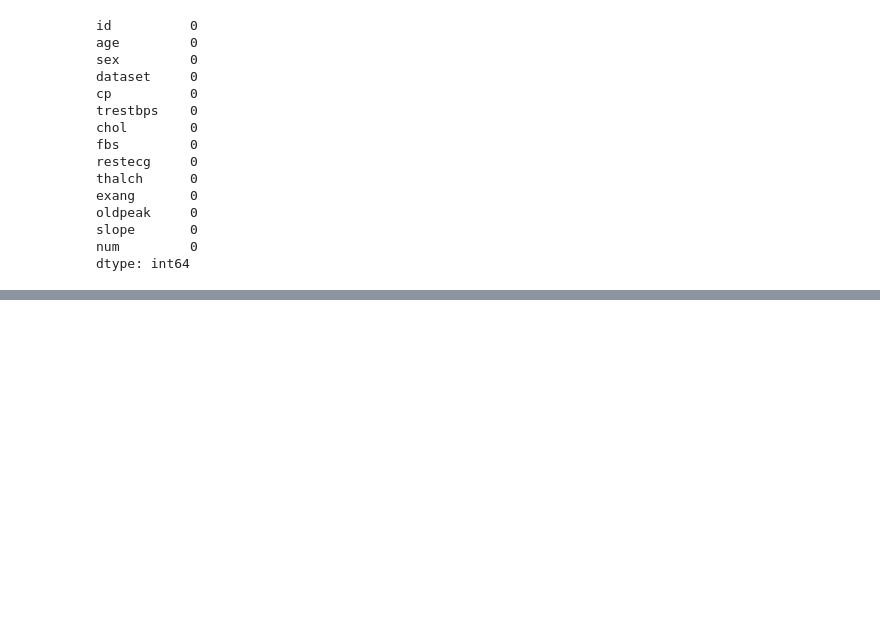
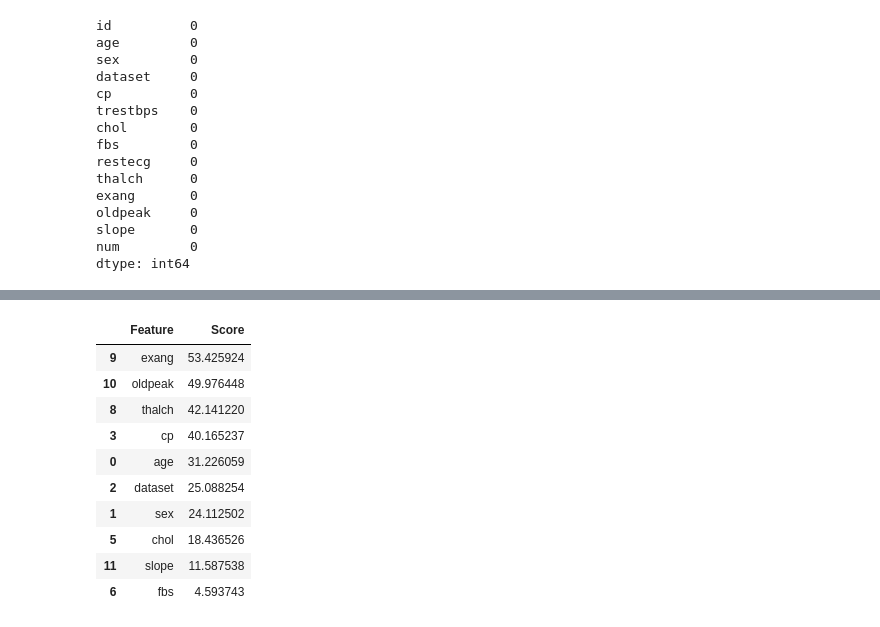
Before and after one commit to uia9020/Heart-Attack-Risk-Analysis, a Jupyter notebook: model_training.ipynb, the cells around one changed output, grey strips where cells are left out. Cells and saved outputs as stored; diff of their text form; code cells hidden in the pictures; blank space fills up the shorter version.

```diff
--- a/model_training.ipynb
+++ b/model_training.ipynb
@@ -170,0 +213,30 @@ dtype: int64
+# %%
+from sklearn.feature_selection import SelectKBest, f_classif
+
+# Apply SelectKBest class to extract top 10 features
+select_k_best = SelectKBest(score_func=f_classif, k=10)
+fit = select_k_best.fit(X, y)
+
+# Get scores for each feature
+scores = pd.DataFrame(fit.scores_)
+columns = pd.DataFrame(X.columns)
+
+# Concatenate two dataframes for better visualization
+feature_scores = pd.concat([columns, scores], axis=1)
+feature_scores.columns = ['Feature', 'Score']
+
+# Print the 10 best features based on ANOVA F-value
+top_features = feature_scores.nlargest(10, 'Score')
+top_features
+# %% [output]
+|  | Feature | Score |
+| 9 | exang | 53.425924 |
+| 10 | oldpeak | 49.976448 |
+| 8 | thalch | 42.141220 |
+| 3 | cp | 40.165237 |
+| 0 | age | 31.226059 |
+| 2 | dataset | 25.088254 |
+| 1 | sex | 24.112502 |
+| 5 | chol | 18.436526 |
+| 11 | slope | 11.587538 |
+| 6 | fbs | 4.593743 |
```
Also changed, not shown: parts of 4 cells of this notebook.
